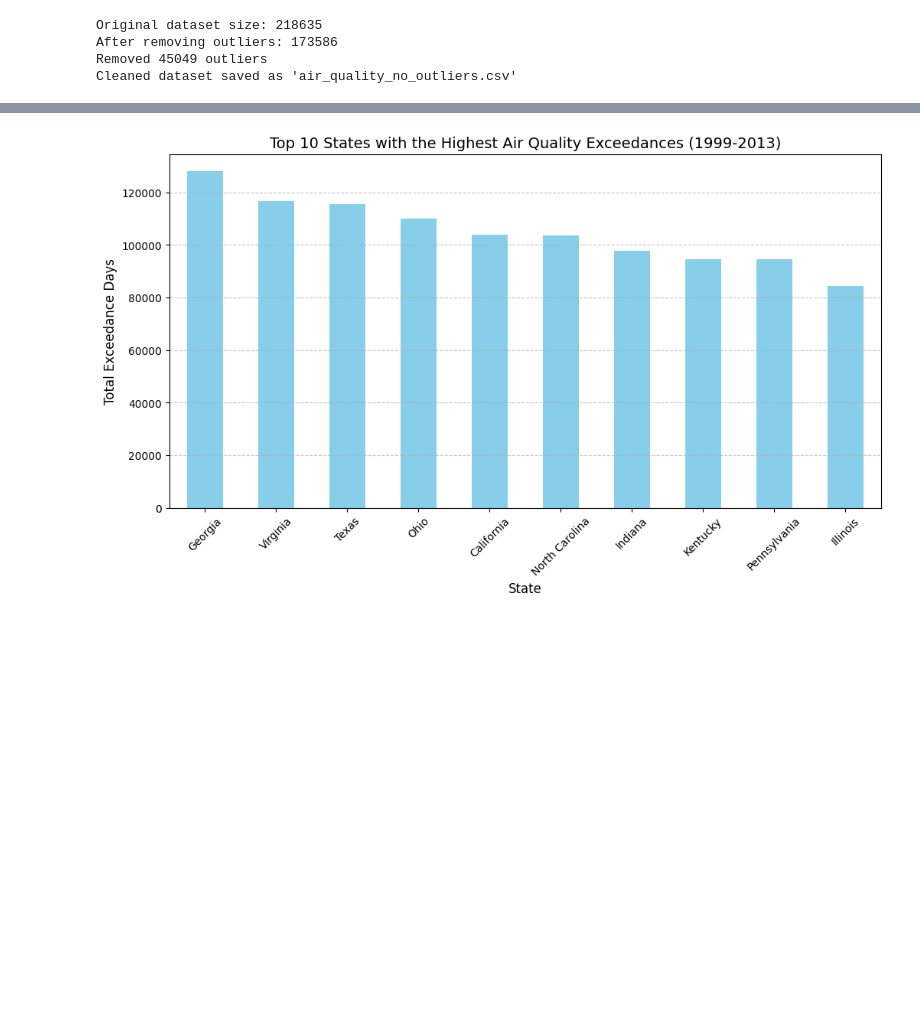
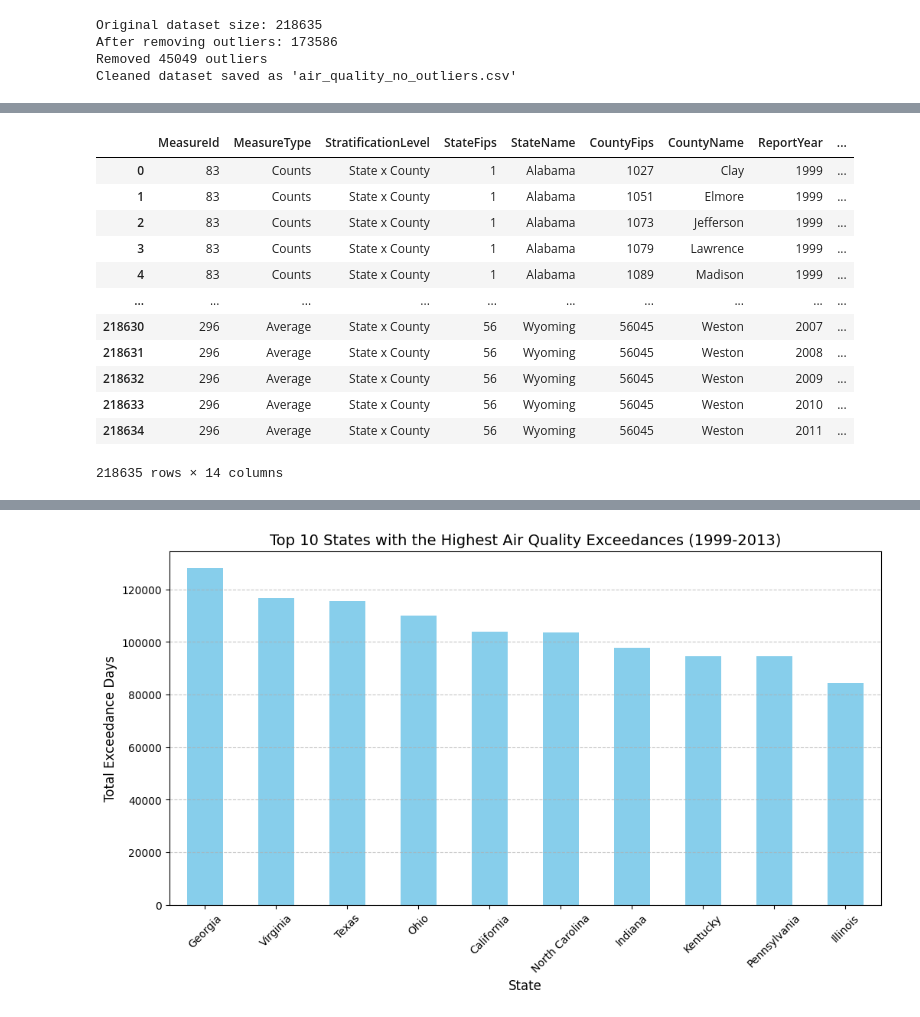
Before and after one commit to NickStrain/Air-Quality-Index-Data-Mining-Project-, a Jupyter notebook: main.ipynb, the cells around one changed output, grey strips where cells are left out. Cells and saved outputs as stored; diff of their text form; code cells hidden in the pictures; blank space fills up the shorter version.

```diff
--- a/main.ipynb
+++ b/main.ipynb
@@ -218,3 +226,6 @@ All measurement types have been separated into 'separated_measures/'
+# %%
+# Since statefips and countyfips extacly similar and has high correlation of 1 we can drop one of them
+cleaned_df.drop(columns=['StateFips'], inplace=True)
 # %%
 year_range = (df['ReportYear'].min(), df['ReportYear'].max())
 
@@ -248,0 +276,35 @@ Cleaned dataset saved as 'air_quality_no_outliers.csv'
+# %%
+print("1. MEASURE HIERARCHY & RELATIONSHIPS:\n")
+
+# Create a measure mapping to consolidate similar measures
+measure_mapping = {
+    'Number of days with maximum 8-hour average ozone concentration over the National Ambient Air Quality Standard': 'Ozone_Days_Monitor',
+    'Number of days with maximum 8-hour average ozone concentration over the National Ambient Air Quality Standard (monitor and modeled data)': 'Ozone_Days_Combined',
+    'Number of person-days with maximum 8-hour average ozone concentration over the National Ambient Air Quality Standard': 'Ozone_PersonDays_Monitor',
+    'Number of person-days with maximum 8-hour average ozone concentration over the National Ambient Air Quality Standard (monitor and modeled data)': 'Ozone_PersonDays_Combined',
+    'Percent of days with PM2.5 levels over the National Ambient Air Quality Standard (NAAQS)': 'PM25_Percent_Monitor',
+    'Percent of days with PM2.5 levels over the National Ambient Air Quality Standard (monitor and modeled data)': 'PM25_Percent_Combined',
+    'Person-days with PM2.5 over the National Ambient Air Quality Standard': 'PM25_PersonDays_Monitor',
+    'Number of person-days with PM2.5 over the National Ambient Air Quality Standard (monitor and modeled data)': 'PM25_PersonDays_Combined',
+    'Annual average ambient concentrations of PM2.5 in micrograms per cubic meter (based on seasonal averages and daily measurement)': 'PM25_Concentration_Monitor',
+    'Annual average ambient concentrations of soluPM 2.5 in micrograms per cubic meter, based on seasonal averages and daily measurement (monitor and modeled data)': 'PM25_Concentration_Combined'
+}
+
+measure_categories = {
+    'Ozone': ['Ozone_Days_Monitor', 'Ozone_Days_Combined', 'Ozone_PersonDays_Monitor', 'Ozone_PersonDays_Combined'],
+    'PM2.5': ['PM25_Percent_Monitor', 'PM25_Percent_Combined', 'PM25_PersonDays_Monitor', 'PM25_PersonDays_Combined', 'PM25_Concentration_Monitor', 'PM25_Concentration_Combined']
+}
+
+# Map measures
+cleaned_df['MeasureKey'] = cleaned_df['MeasureName'].map(measure_mapping)
+
+print("Measure Consolidation Mapping:")
+for i, (original, key) in enumerate(measure_mapping.items(), 1):
+    count = len(cleaned_df[cleaned_df['MeasureName'] == original])
+    print(f"{i:2d}. {key:30s} ← {count:5d} records")
+    print(f"    Original: {original[:70]}")
+    if count > 0:
+        data_origin = cleaned_df[cleaned_df['MeasureName'] == original]['DataOrigin'].unique()
+        unit = cleaned_df[cleaned_df['MeasureName'] == original]['UnitName'].unique()
+        print(f"    Data Origin: {data_origin} | Unit: {unit}")
+    print()
@@ -248,0 +329,19 @@ Cleaned dataset saved as 'air_quality_no_outliers.csv'
+# %%
+# Since we have a numerical id and also we have  MeasureKey we don't need the original MeasureName column anymore
+cleaned_df.drop(columns=['MeasureName'], inplace=True)
+# %%
+cleaned_df
+# %% [output]
+|  | MeasureId | MeasureType | StratificationLevel | StateFips | StateName | CountyFips | CountyName | ReportYear | ... |
+| 0 | 83 | Counts | State x County | 1 | Alabama | 1027 | Clay | 1999 | ... |
+| 1 | 83 | Counts | State x County | 1 | Alabama | 1051 | Elmore | 1999 | ... |
+| 2 | 83 | Counts | State x County | 1 | Alabama | 1073 | Jefferson | 1999 | ... |
+| 3 | 83 | Counts | State x County | 1 | Alabama | 1079 | Lawrence | 1999 | ... |
+| 4 | 83 | Counts | State x County | 1 | Alabama | 1089 | Madison | 1999 | ... |
+| ... | ... | ... | ... | ... | ... | ... | ... | ... | ... |
+| 218630 | 296 | Average | State x County | 56 | Wyoming | 56045 | Weston | 2007 | ... |
+| 218631 | 296 | Average | State x County | 56 | Wyoming | 56045 | Weston | 2008 | ... |
+| 218632 | 296 | Average | State x County | 56 | Wyoming | 56045 | Weston | 2009 | ... |
+| 218633 | 296 | Average | State x County | 56 | Wyoming | 56045 | Weston | 2010 | ... |
+| 218634 | 296 | Average | State x County | 56 | Wyoming | 56045 | Weston | 2011 | ... |
+218635 rows × 14 columns
```
Also changed, not shown: parts of 7 cells of this notebook, 9 other files.
